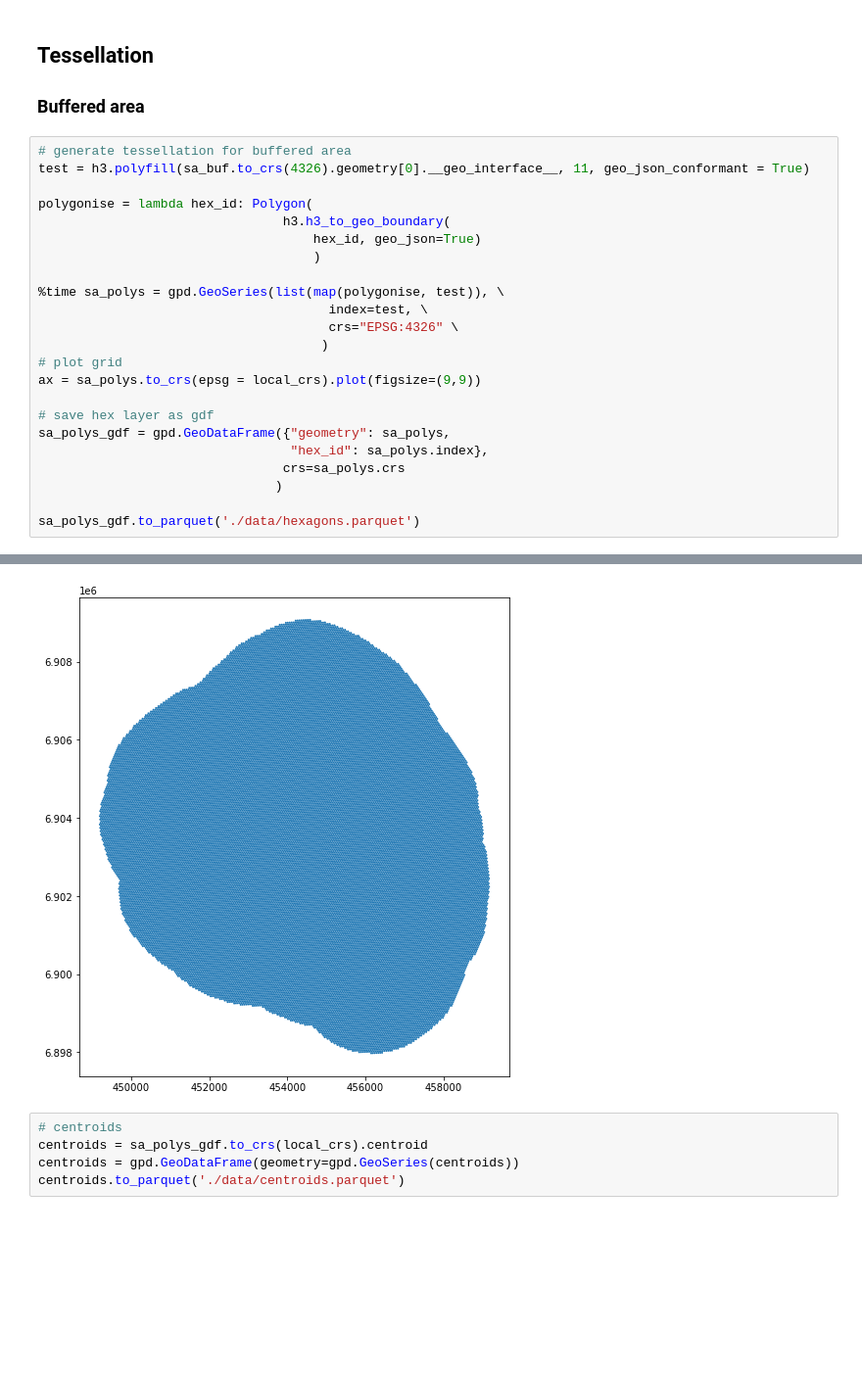
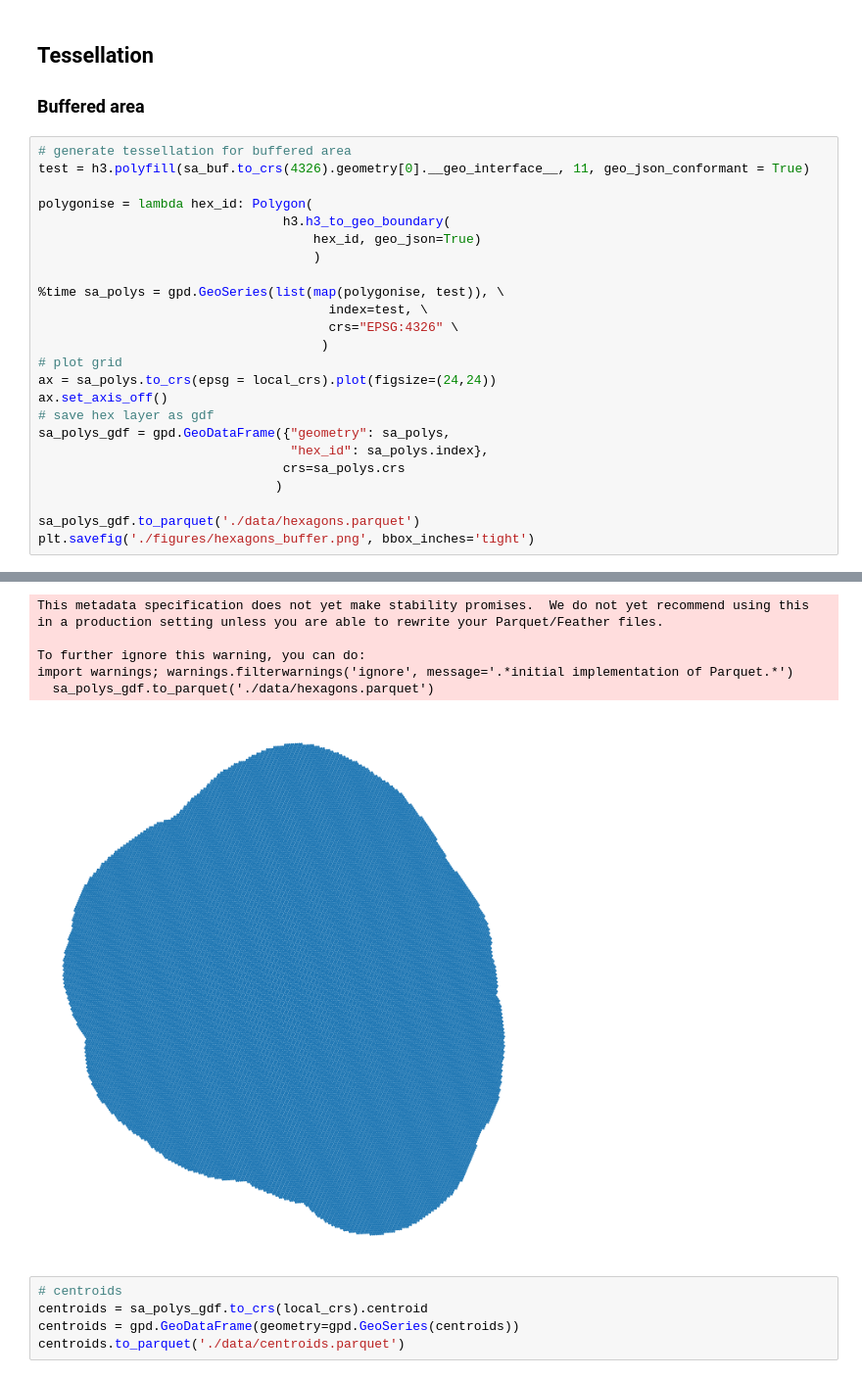
Before and after one commit to cpeiret/ERSA2022_demo, a Jupyter notebook: 02_hexagons.ipynb, the cells around one changed output, grey strips where cells are left out. Shown at 98% size. Drawn from its saved outputs; the diff is of its cells as text; blank space fills up the shorter version.

```diff
--- a/02_hexagons.ipynb
+++ b/02_hexagons.ipynb
@@ -29,8 +29,8 @@ polygonise = lambda hex_id: Polygon(
                                       crs="EPSG:4326" \
                                      )
 # plot grid
-ax = sa_polys.to_crs(epsg = local_crs).plot(figsize=(9,9))
-
+ax = sa_polys.to_crs(epsg = local_crs).plot(figsize=(24,24))
+ax.set_axis_off()
 # save hex layer as gdf
 sa_polys_gdf = gpd.GeoDataFrame({"geometry": sa_polys,
                                  "hex_id": sa_polys.index},
@@ -38,4 +38,5 @@ sa_polys_gdf = gpd.GeoDataFrame({"geometry": sa_polys,
                                )
 
 sa_polys_gdf.to_parquet('./data/hexagons.parquet')
+plt.savefig('./figures/hexagons_buffer.png', bbox_inches='tight')
 # %% [output]
@@ -44,4 +45,9 @@ Wall time: 789 ms
+This metadata specification does not yet make stability promises.  We do not yet recommend using this in a production setting unless you are able to rewrite your Parquet/Feather files.
+
+To further ignore this warning, you can do:
+import warnings; warnings.filterwarnings('ignore', message='.*initial implementation of Parquet.*')
+  sa_polys_gdf.to_parquet('./data/hexagons.parquet')
-[figure, old version]
+[figure, new version]
 # %%
 # centroids
 centroids = sa_polys_gdf.to_crs(local_crs).centroid
```
Also changed, not shown: parts of 3 cells of this notebook, 12 other files.
